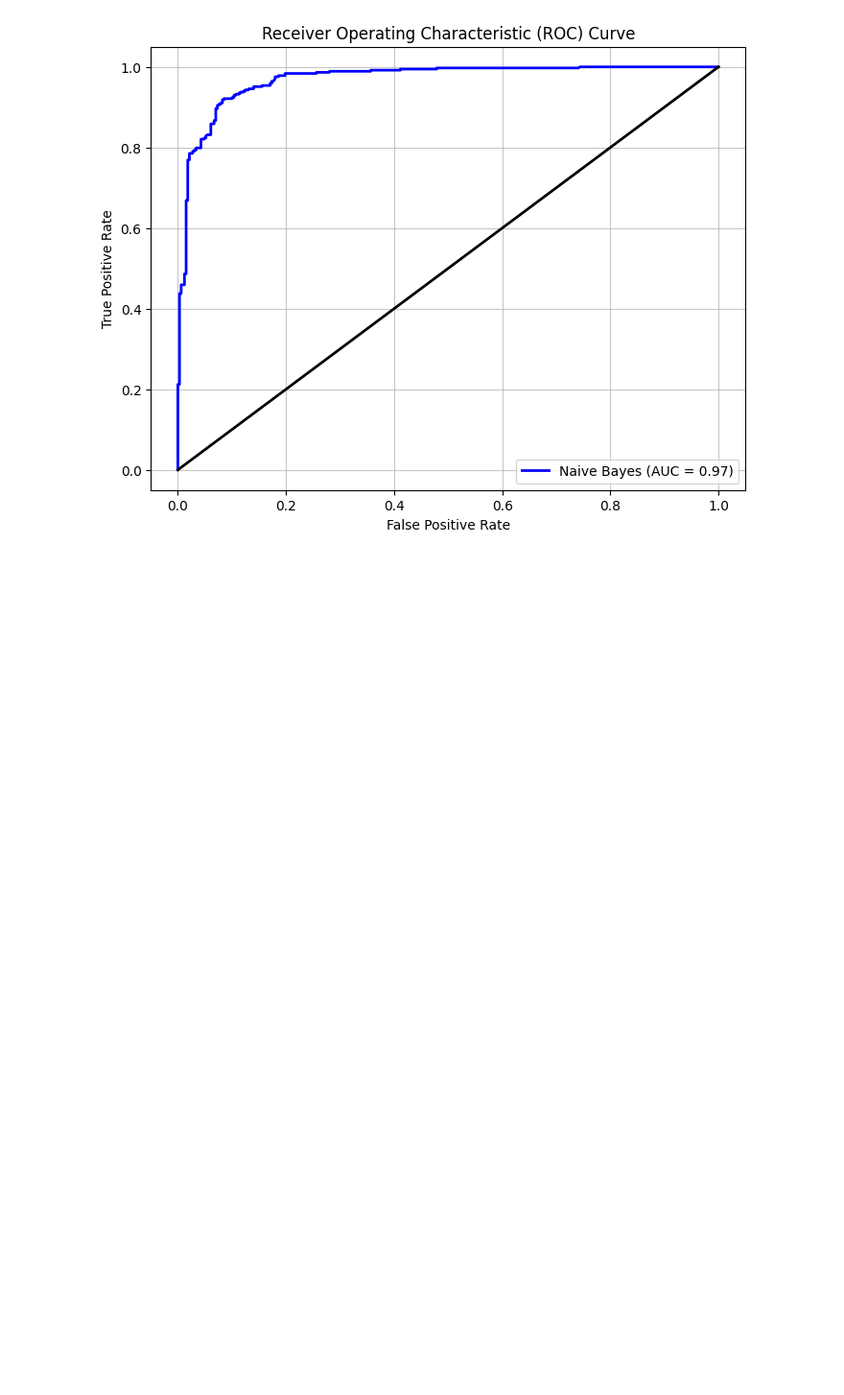
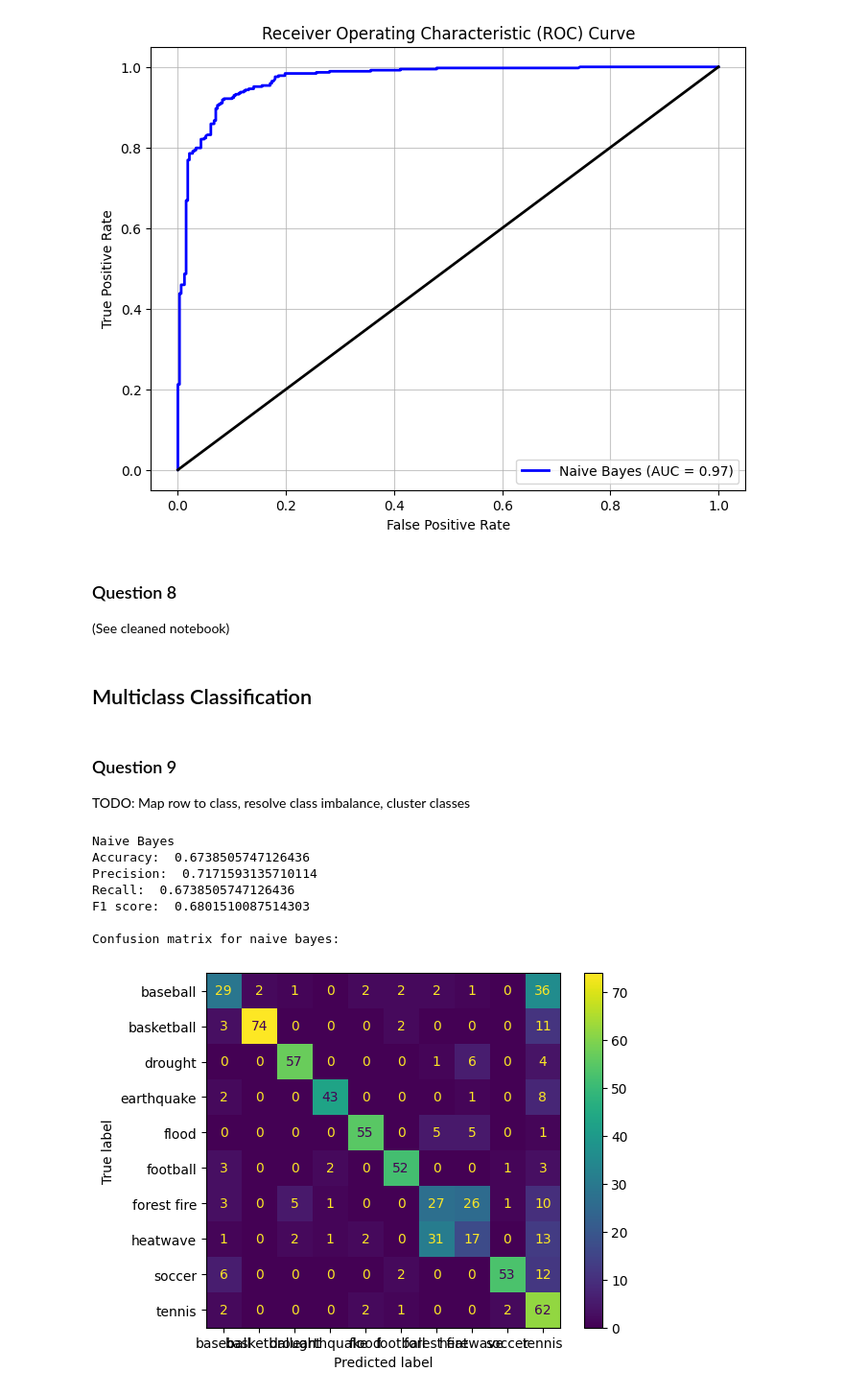
Before and after one commit to stswee/ECE219, a Jupyter notebook: Project 1/ECE219_Project1.ipynb, the cells around one changed output. Shown at 96% size. Cells and saved outputs as stored; diff of their text form; code cells hidden in the pictures; blank space fills up the shorter version.

Commit message:
Add Multiclass Classifiers
Special Note: Running all cells from start to finish currently takes ~15 minutes

```diff
--- a/Project 1/ECE219_Project1.ipynb
+++ b/Project 1/ECE219_Project1.ipynb
@@ -999,3 +1000,9 @@ F1 score:  0.9114583333333334
 Confusion matrix for naive bayes:
 [figure]
 [figure]
+# %% [markdown]
+### Question 8
+
+(See cleaned notebook)
+# %% [markdown]
+## Multiclass Classification
@@ -1001,0 +1041,56 @@ Confusion matrix for naive bayes:
+# %% [markdown]
+### Question 9
+
+TODO: Map row to class, resolve class imbalance, cluster classes
+# %%
+# Modified metrics function
+def multiclass_metrics(y_true = list, y_pred = list, model_name = "Model"):
+  """
+  Prints the metrics for a multiclass classifier.
+
+  Parameters
+  ----------
+  y_true : list
+    The true labels.
+  y_pred : list
+    The predicted labels.
+  model_name : str
+    The name of the model.
+
+  Returns
+  -------
+  None
+  """
+
+  # Print metrics
+  print(model_name)
+  print("Accuracy: ", accuracy_score(y_true, y_pred))
+  print("Precision: ", precision_score(y_true, y_pred, average = 'weighted'))
+  print("Recall: ", recall_score(y_true, y_pred, average = 'weighted'))
+  print("F1 score: ", f1_score(y_true, y_pred, average = 'weighted'))
+  print()
+# %%
+# Naive Bayes Classification
+naivebayes = GaussianNB().fit(X_train_reduced, train['leaf_label'])
+y_pred = naivebayes.predict(X_test_reduced)
+
+# Metrics
+multiclass_metrics(test['leaf_label'], y_pred, "Naive Bayes")
+print("Confusion matrix for naive bayes:")
+cm = confusion_matrix(test['leaf_label'], y_pred)
+disp = ConfusionMatrixDisplay(confusion_matrix = cm, display_labels = naivebayes.classes_)
+disp.plot()
+plt.show()
+print()
+
+# TODO: Map row to classes
+map_row_to_class = {0:"basketball", 1:"baseball", 2:"tennis", 3:"football", 4:"soccer", 5:"forest fire", 6:"flood", 7:"earthquake", 8:"drought", 9:"heatwave"}
+# %% [output]
+Naive Bayes
+Accuracy:  0.6738505747126436
+Precision:  0.7171593135710114
+Recall:  0.6738505747126436
+F1 score:  0.6801510087514303
+
+Confusion matrix for naive bayes:
+[figure, added]
```
Also changed, not shown: parts of 9 cells of this notebook.
